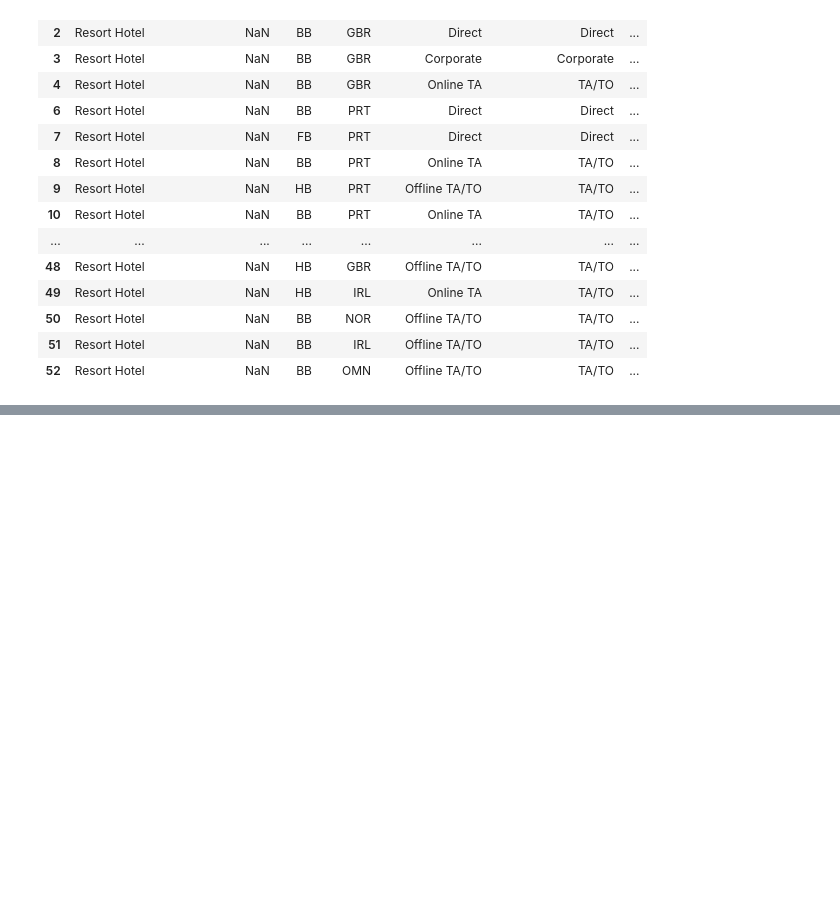
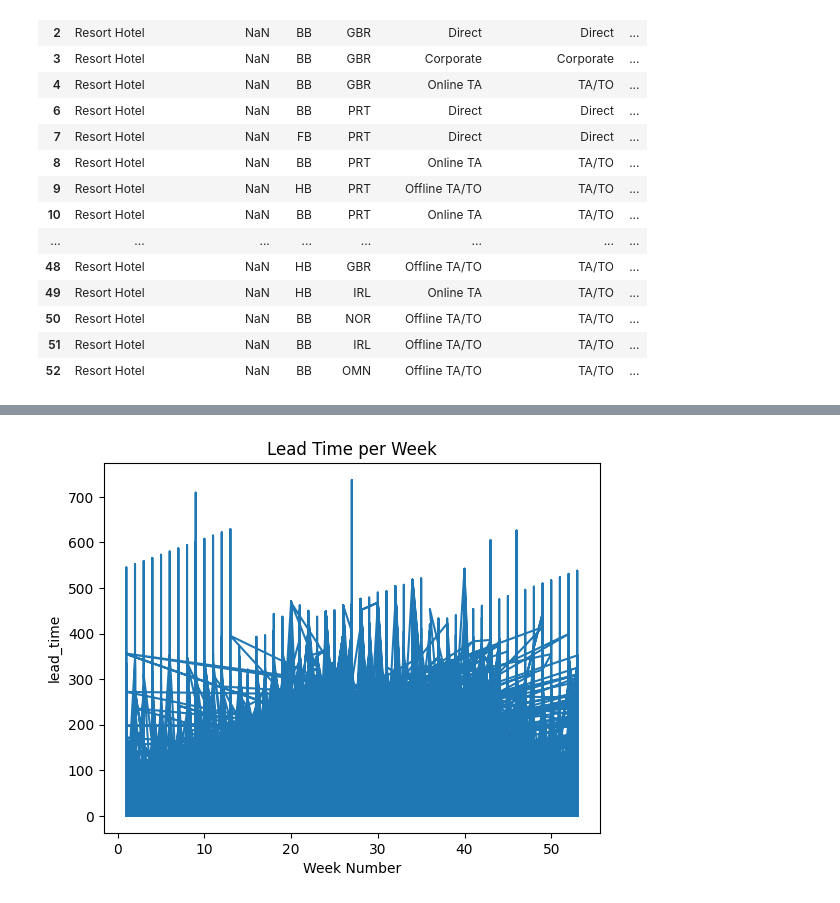
Before and after one commit to Mark4815/TestPublic, a Jupyter notebook: PluralsightCleaningData.ipynb, the cells around one changed output, grey strips where cells are left out. Saved outputs shown, nothing was run; the diff lists cells and outputs as text; code cells hidden in the pictures; blank space fills up the shorter version.

```diff
--- a/PluralsightCleaningData.ipynb
+++ b/PluralsightCleaningData.ipynb
@@ -269,0 +280,10 @@ cat_df.head(50)
+# %%
+%matplotlib inline
+plt.plot(data_df['arrival_date_week_number'], data_df['lead_time'])
+#Running based off two columns into the dataframe for x and y axis.
+plt.xlabel('Week Number')
+plt.ylabel('lead_time')
+plt.title('Lead Time per Week')
+plt.show()
+# %% [output]
+[figure, added]
```
Also changed, not shown: parts of 10 cells of this notebook.
